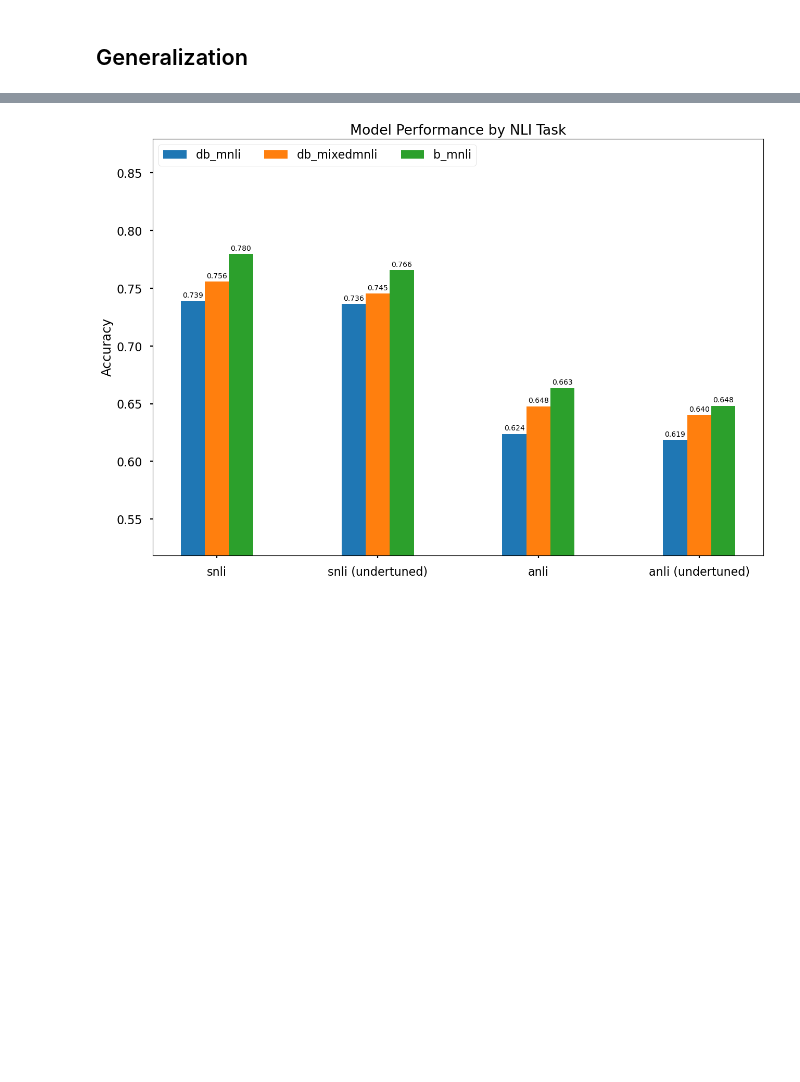
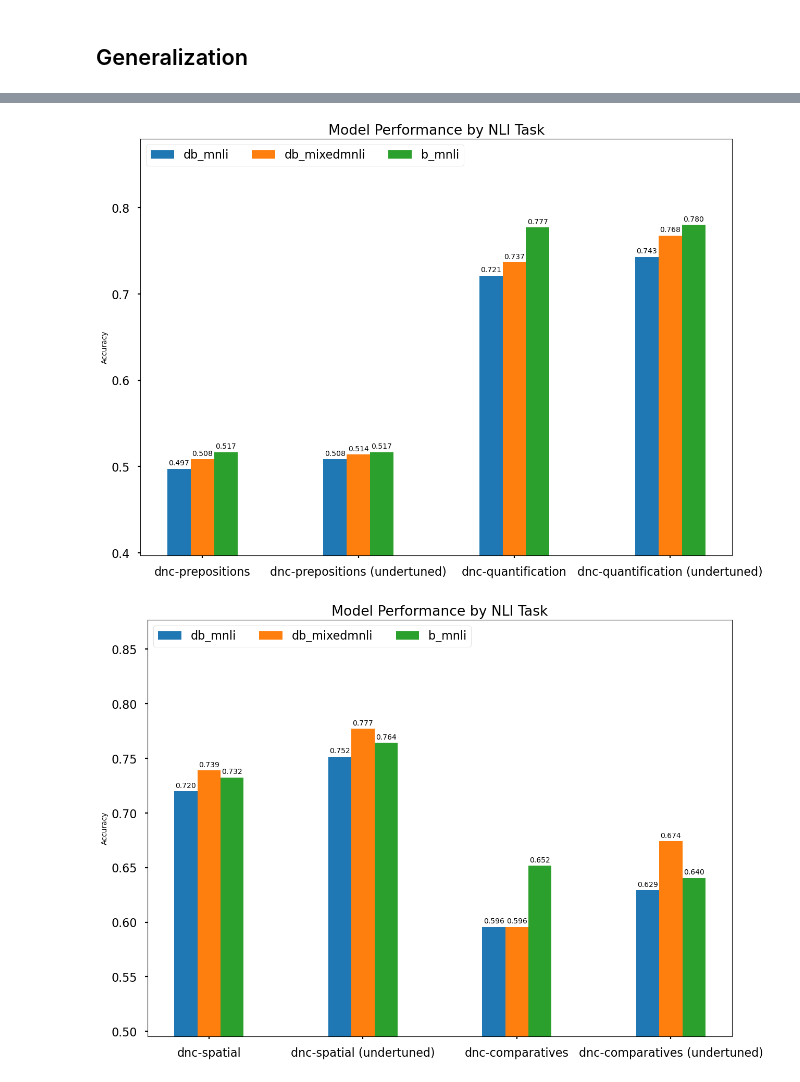
Before and after one commit to zy-f/nlp-distill-probing, a Jupyter notebook: visualization.ipynb, the cells around one changed output, grey strips where cells are left out. Cells and saved outputs as stored; diff of their text form; code cells hidden in the pictures; blank space fills up the shorter version.

Commit message:
dnc negation

```diff
--- a/visualization.ipynb
+++ b/visualization.ipynb
@@ -146,27 +153,38 @@ get_bar_plots(tasks, model_accs)
 # %%
-tasks = [
-     'snli',
-     'snli (undertuned)',
-     'anli',
-     'anli (undertuned)',
+all_tasks = [
+    'dnc-prepositions',
+    'dnc-prepositions (undertuned)',
+    'dnc-quantification',
+    'dnc-quantification (undertuned)',
+    'dnc-spatial',
+    'dnc-spatial (undertuned)',
+    'dnc-comparatives',
+    'dnc-comparatives (undertuned)',
+    'dnc-negation',
+    'dnc-negation (undertuned)',
+    'hans',
+    'hans (undertuned)'
 ]
 tune_types = ['db_mnli', 'db_mixedmnli', 'b_mnli']
 model_accs = {}
 gdf = pd.read_csv('data/gen_outputs.csv')
 gdf_old = pd.read_csv('data/gen_outputs_old.csv')
-for tt in tune_types:
-    arch = 'distilbert' if tt[0] == 'd' else 'bert'
-    subdf = gdf[gdf['m_arch'] == arch]
-    subdf_old = gdf_old[gdf_old['m_arch'] == arch]
-    model_accs[tt] = []
-    tt_col = tt.split('_')[1]
-    for task in tasks:
-        if 'undertuned' in task:
-            task = task[:-len(' (undertuned)')]
-            val = subdf_old[(subdf_old['m_finetune'] == tt_col) & (subdf_old['dset'] == task)].acc
-        else:
-            val = subdf[(subdf['m_finetune'] == tt_col) & (subdf['dset'] == task)].acc
-        model_accs[tt].append(val.item())
-get_bar_plots(tasks, model_accs)
+for i in range(0, len(all_tasks), 4):
+    tasks = all_tasks[i:i+4]
+    for tt in tune_types:
+        arch = 'distilbert' if tt[0] == 'd' else 'bert'
+        subdf = gdf[gdf['m_arch'] == arch]
+        subdf_old = gdf_old[gdf_old['m_arch'] == arch]
+        model_accs[tt] = []
+        tt_col = tt.split('_')[1]
+        for task in tasks:
+            if 'undertuned' in task:
+                task = task[:-len(' (undertuned)')]
+                val = subdf_old[(subdf_old['m_finetune'] == tt_col) & (subdf_old['dset'] == task)].acc
+            else:
+                val = subdf[(subdf['m_finetune'] == tt_col) & (subdf['dset'] == task)].acc
+            model_accs[tt].append(val.item())
+    get_bar_plots(tasks, model_accs)
 # %% [output]
-[figure, old version]
+[figure, new version]
+[figure, added]
```
Also changed, not shown: parts of 6 cells of this notebook, 4 other files.
